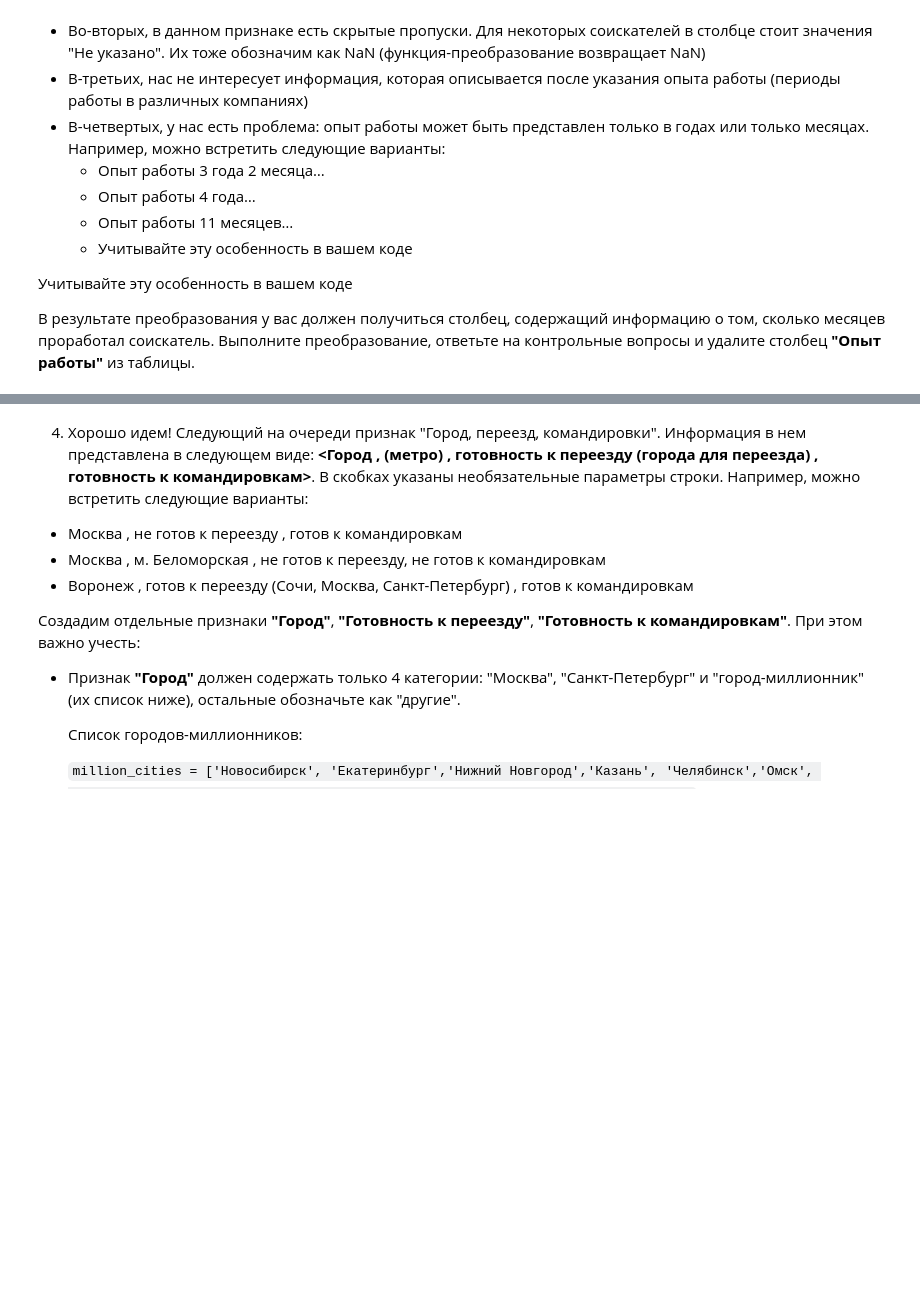
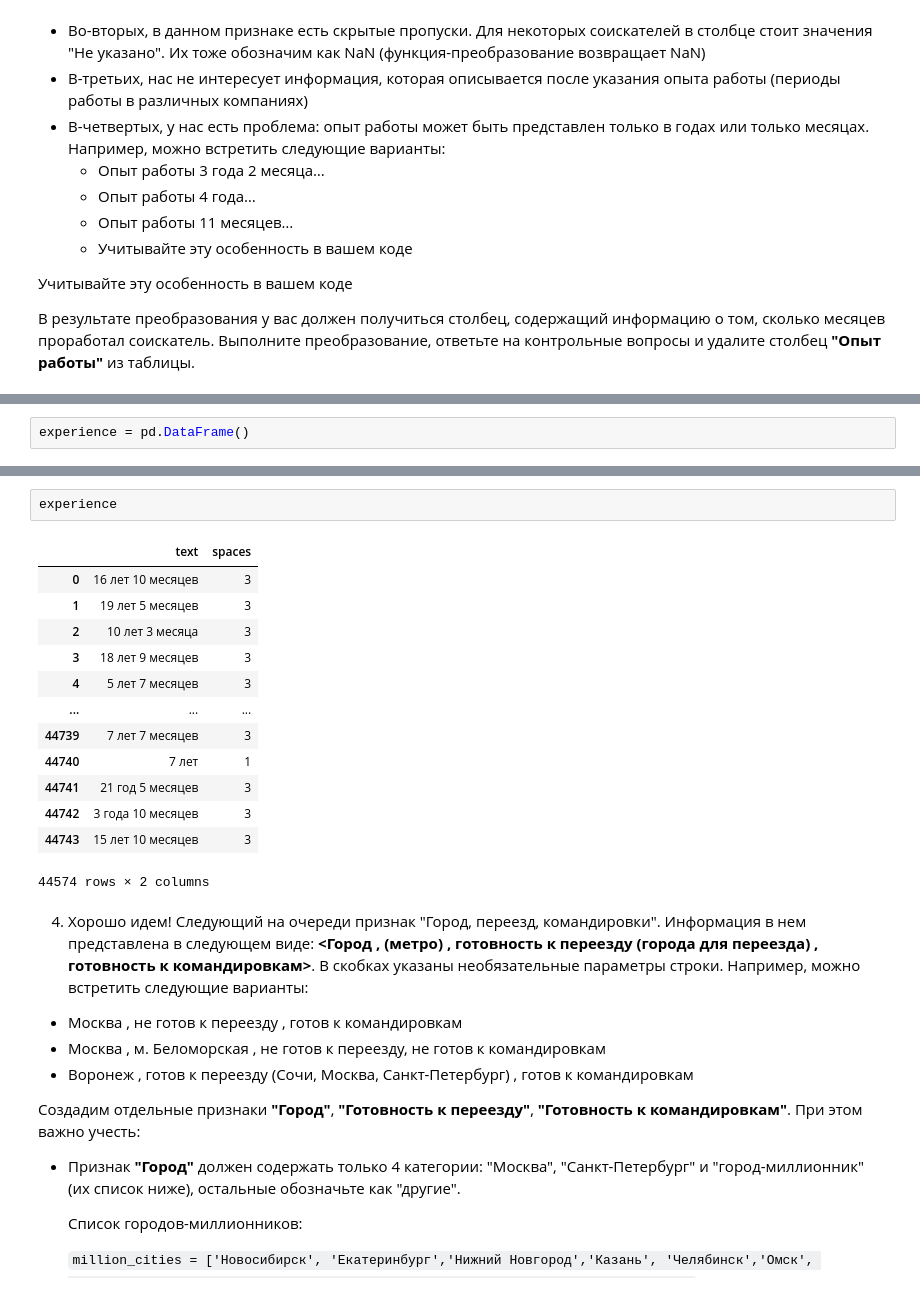
Before and after one commit to iTonyJah/DataScience, a Jupyter notebook: Edu/python_for_data_analysis/python_for_data_analysis_final_project.ipynb, the cells around one changed output, grey strips where cells are left out. Drawn from its saved outputs; the diff is of its cells as text; blank space fills up the shorter version.

```diff
--- a/Edu/python_for_data_analysis/python_for_data_analysis_final_project.ipynb
+++ b/Edu/python_for_data_analysis/python_for_data_analysis_final_project.ipynb
@@ -181,0 +184,2 @@ Name: proportion, dtype: float64
+# %%
+experience = pd.DataFrame()
@@ -182,3 +252,19 @@ Name: proportion, dtype: float64
+# %%
+experience
+# %% [output]
+|  | text | spaces |
+| 0 | 16 лет 10 месяцев | 3 |
+| 1 | 19 лет 5 месяцев | 3 |
+| 2 | 10 лет 3 месяца | 3 |
+| 3 | 18 лет 9 месяцев | 3 |
+| 4 | 5 лет 7 месяцев | 3 |
+| ... | ... | ... |
+| 44739 | 7 лет 7 месяцев | 3 |
+| 44740 | 7 лет | 1 |
+| 44741 | 21 год 5 месяцев | 3 |
+| 44742 | 3 года 10 месяцев | 3 |
+| 44743 | 15 лет 10 месяцев | 3 |
+44574 rows × 2 columns
 # %% [markdown]
 4. Хорошо идем! Следующий на очереди признак "Город, переезд, командировки". Информация в нем представлена в следующем виде: **<Город , (метро) , готовность к переезду (города для переезда) , готовность к командировкам>**. В скобках указаны необязательные параметры строки. Например, можно встретить следующие варианты:
 
```
Also changed, not shown: parts of 14 cells of this notebook.
